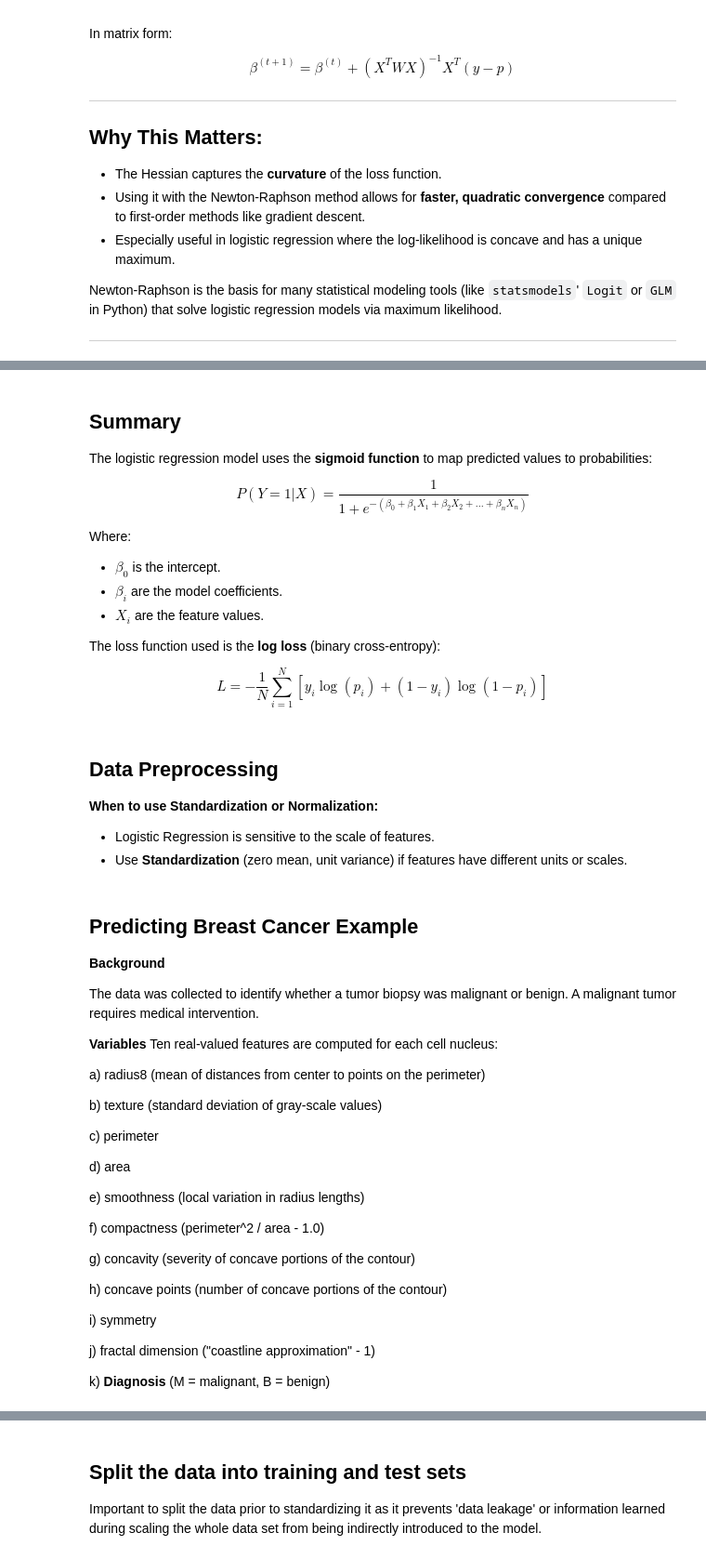
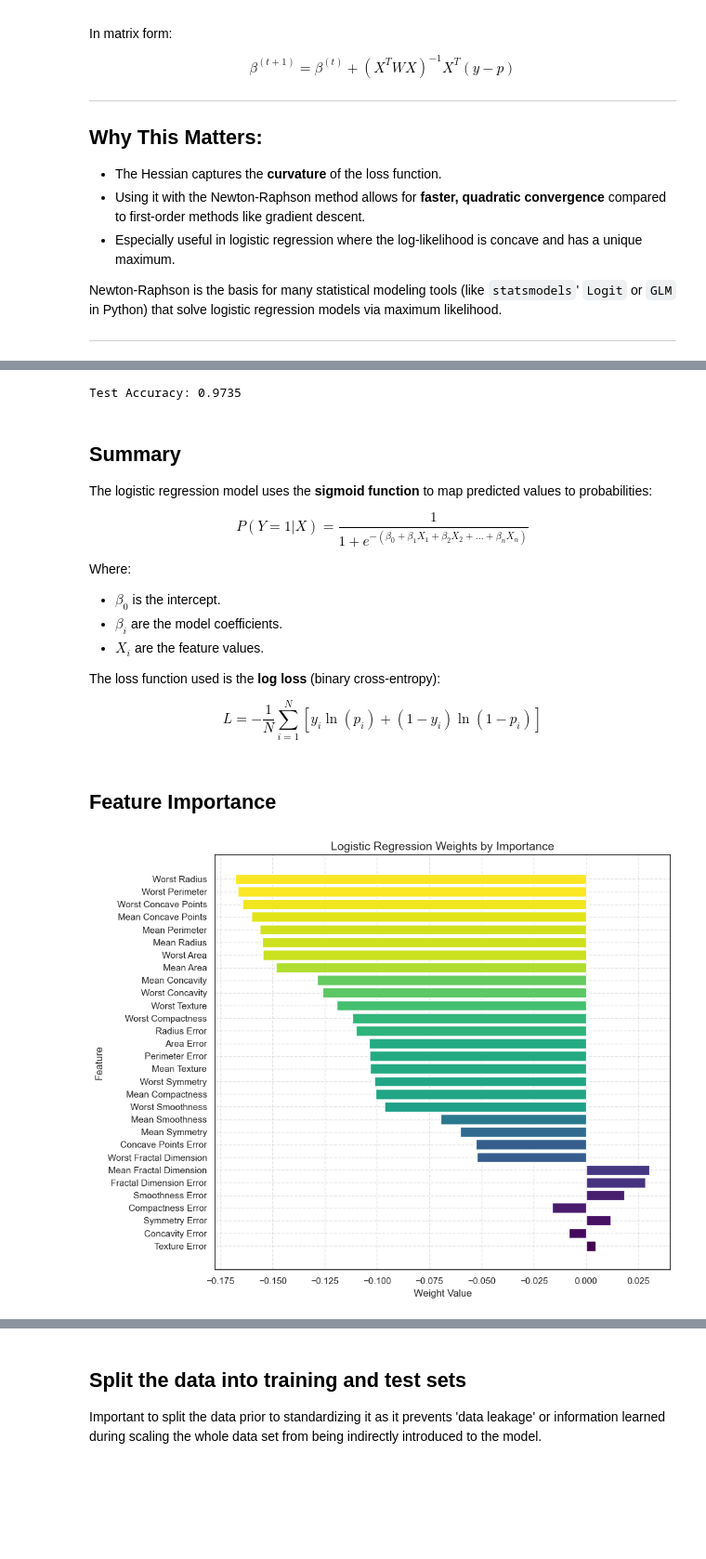
Before and after one commit to mickeyadd/my_risk_toolkit, a Jupyter notebook: Machine Learning Notes/Classification Models/Logistic Regression.ipynb, the cells around one changed output, grey strips where cells are left out. Shown at 93% size. Drawn from its saved outputs; the diff is of its cells as text; code cells hidden in the pictures; blank space fills up the shorter version.

```diff
--- a/Machine Learning Notes/Classification Models/Logistic Regression.ipynb
+++ b/Machine Learning Notes/Classification Models/Logistic Regression.ipynb
@@ -272,3 +589,9 @@ Newton-Raphson is the basis for many statistical modeling tools (like `statsmode
+# %%
+# Evaluate accuracy
+accuracy = np.mean(y_test_pred_label == y_test)
+print(f'Test Accuracy: {accuracy:.4f}')
+# %% [output]
+Test Accuracy: 0.9735
 # %% [markdown]
 ## Summary
 
@@ -286,43 +609,7 @@ Where:
 The loss function used is the **log loss** (binary cross-entropy):
 
 $$
-L = -\frac{1}{N} \sum_{i=1}^{N} \left[ y_i \log(p_i) + (1-y_i) \log(1-p_i) \right]
+L = -\frac{1}{N} \sum_{i=1}^{N} \left[ y_i \ln(p_i) + (1-y_i) \ln(1-p_i) \right]
 $$
-# %% [markdown]
-## Data Preprocessing
-
-**When to use Standardization or Normalization:**
-
-- Logistic Regression is sensitive to the scale of features.
-- Use **Standardization** (zero mean, unit variance) if features have different units or scales.
-# %% [markdown]
-## Predicting Breast Cancer Example
-
-**Background**
-
-The data was collected to identify whether a tumor biopsy was malignant or benign. A malignant tumor requires medical intervention.
-
-**Variables**
-Ten real-valued features are computed for each cell nucleus:
-
-a) radius8 (mean of distances from center to points on the perimeter)
-
-b) texture (standard deviation of gray-scale values)
-
-c) perimeter
-
-d) area
-
-e) smoothness (local variation in radius lengths)
-
-f) compactness (perimeter^2 / area - 1.0)
-
-g) concavity (severity of concave portions of the contour)
-
-h) concave points (number of concave portions of the contour)
-
-i) symmetry
-
-j) fractal dimension ("coastline approximation" - 1)
-
-k) **Diagnosis** (M = malignant, B = benign)
+# %% [markdown]
+## Feature Importance
@@ -328,0 +628,5 @@ k) **Diagnosis** (M = malignant, B = benign)
+# %%
+plot_model_weights_gradient(weights, cancer_df.drop('Diagnosis', axis=1).columns,
+                            title='Logistic Regression Weights by Importance', palette='viridis')
+# %% [output]
+[figure, added]
```
Also changed, not shown: parts of 53 cells of this notebook, 1 other file.
